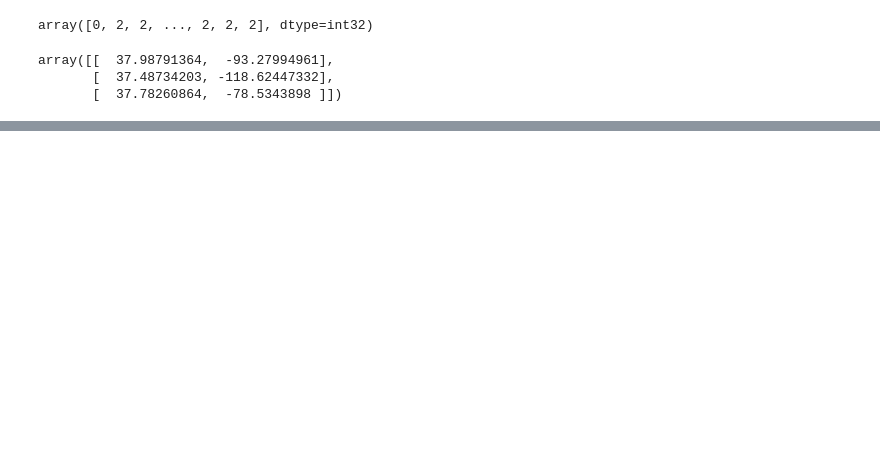
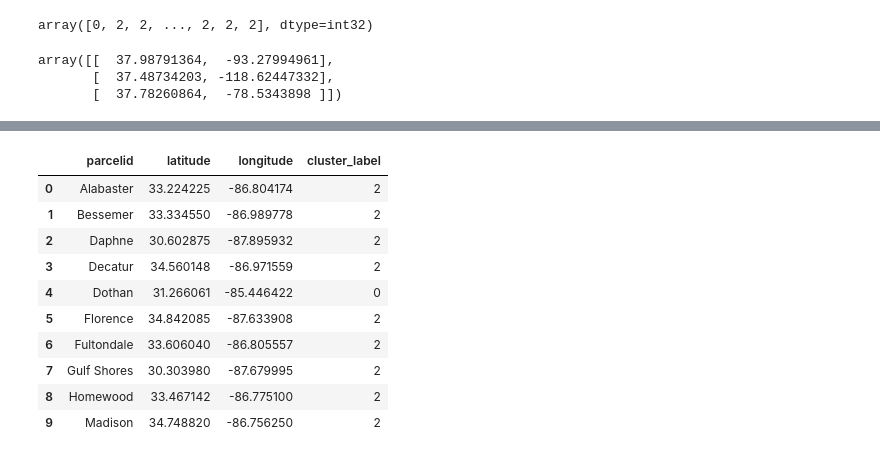
Before and after one commit to PosgradoMNA/actividades-de-aprendizaje-ams182, a Jupyter notebook: TecMty_kmeans_target.ipynb, the cells around one changed output, grey strips where cells are left out. Saved outputs shown, nothing was run; the diff lists cells and outputs as text; code cells hidden in the pictures; blank space fills up the shorter version.

```diff
--- a/TecMty_kmeans_target.ipynb
+++ b/TecMty_kmeans_target.ipynb
@@ -263,0 +308,19 @@ array([[  37.98791364,  -93.27994961],
+# %%
+kmeans = KMeans(n_clusters = 3, init ='k-means++')
+kmeans.fit(X[X.columns[1:3]]) # Compute k-means clustering.
+X['cluster_label'] = kmeans.fit_predict(X[X.columns[1:3]])
+centers = kmeans.cluster_centers_ # Coordinates of cluster centers.
+labels = kmeans.predict(X[X.columns[1:3]]) # Labels of each point
+X.head(10)
+# %% [output]
+|  | parcelid | latitude | longitude | cluster_label |
+| 0 | Alabaster | 33.224225 | -86.804174 | 2 |
+| 1 | Bessemer | 33.334550 | -86.989778 | 2 |
+| 2 | Daphne | 30.602875 | -87.895932 | 2 |
+| 3 | Decatur | 34.560148 | -86.971559 | 2 |
+| 4 | Dothan | 31.266061 | -85.446422 | 0 |
+| 5 | Florence | 34.842085 | -87.633908 | 2 |
+| 6 | Fultondale | 33.606040 | -86.805557 | 2 |
+| 7 | Gulf Shores | 30.303980 | -87.679995 | 2 |
+| 8 | Homewood | 33.467142 | -86.775100 | 2 |
+| 9 | Madison | 34.748820 | -86.756250 | 2 |
```
Also changed, not shown: parts of 7 cells of this notebook.
